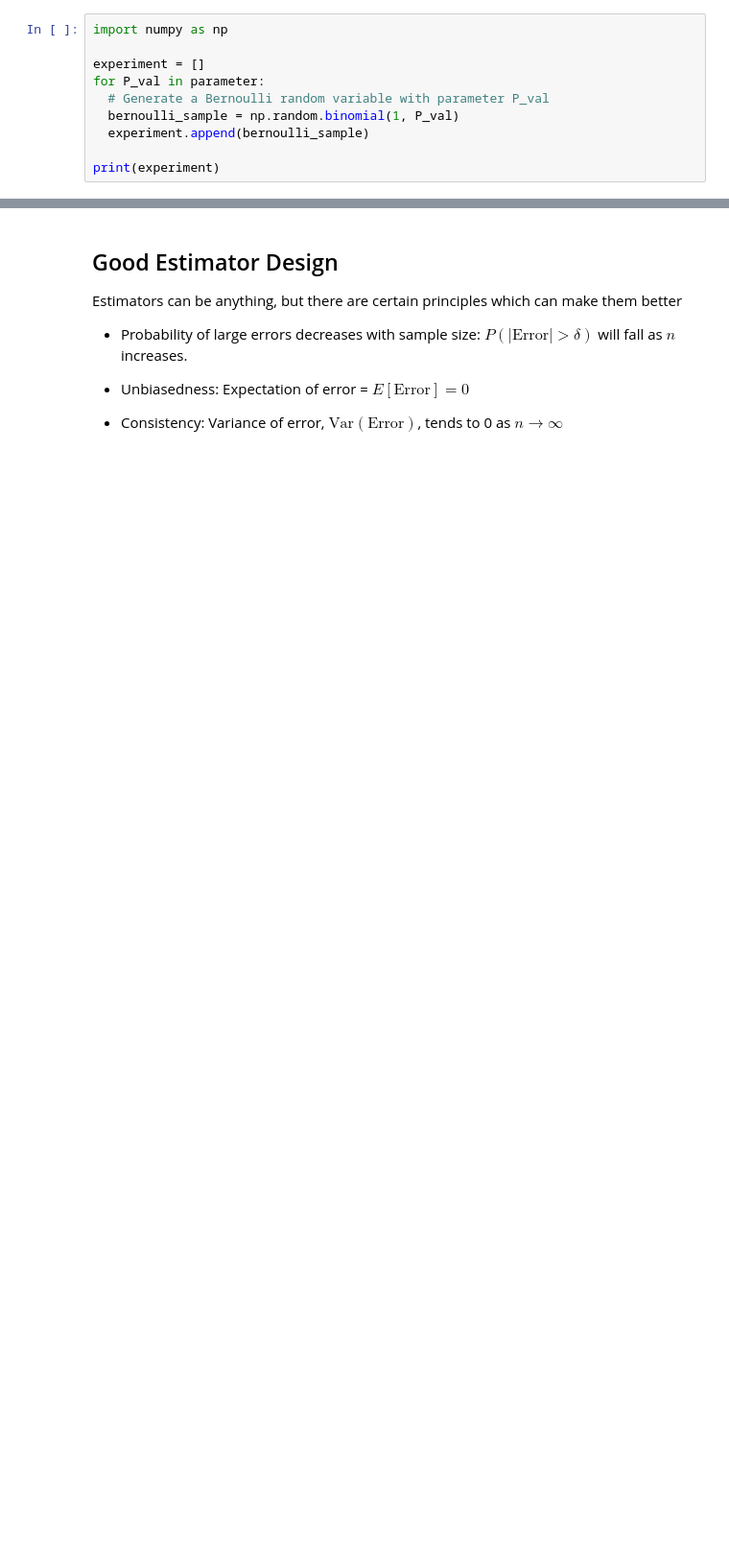
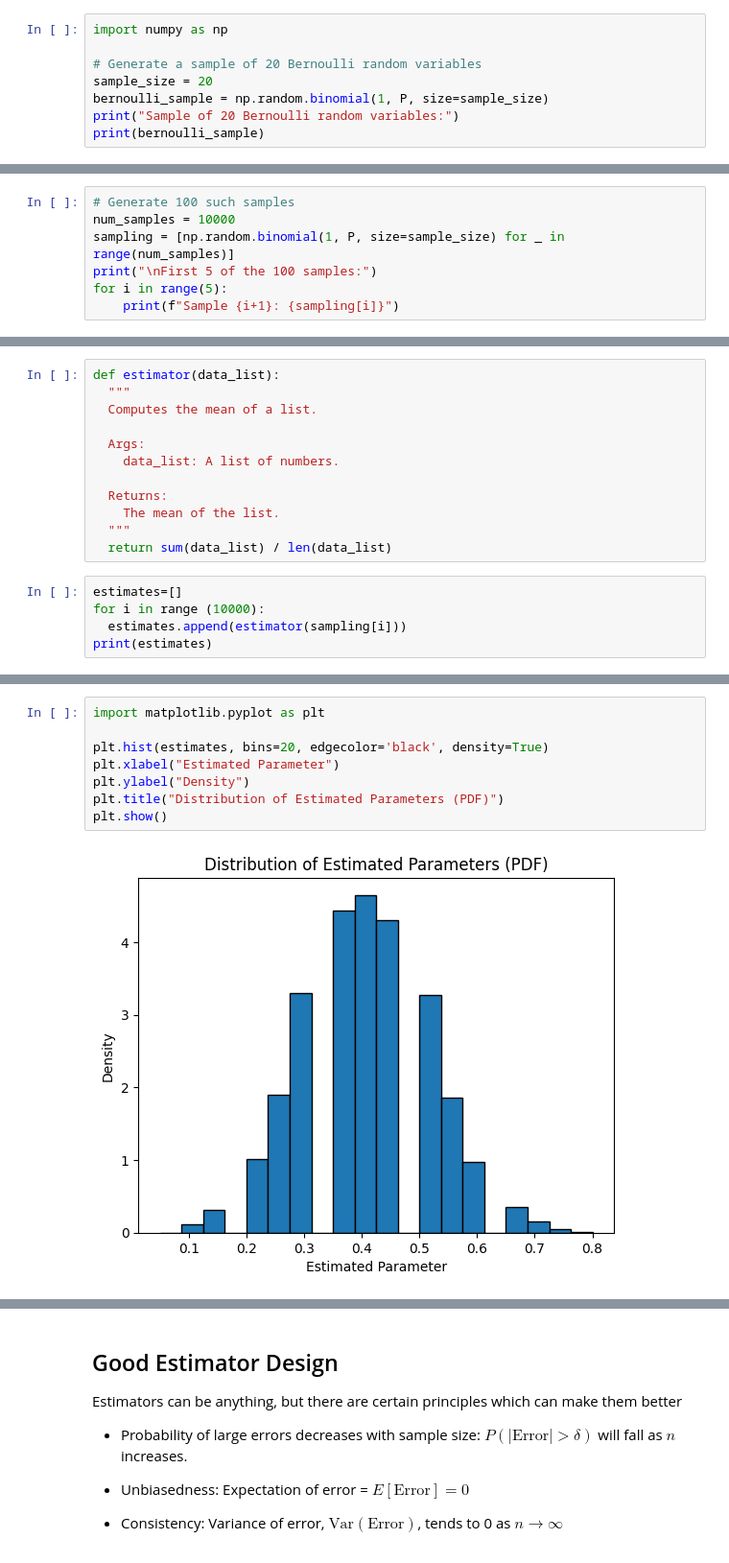
Before and after one commit to 23f1002944/EDA-Probability-Distributions, a Jupyter notebook: Parameter_Estimation.ipynb, the cells around one changed output, grey strips where cells are left out. Shown: that part at 96% size. Saved outputs shown, nothing was run; the diff lists cells and outputs as text; blank space fills up the shorter version.

```diff
--- a/Parameter_Estimation.ipynb
+++ b/Parameter_Estimation.ipynb
@@ -13,11 +5,9 @@ for P in range(0,100):
 # %%
 import numpy as np
 
-experiment = []
-for P_val in parameter:
-  # Generate a Bernoulli random variable with parameter P_val
-  bernoulli_sample = np.random.binomial(1, P_val)
-  experiment.append(bernoulli_sample)
-
-print(experiment)
+# Generate a sample of 20 Bernoulli random variables
+sample_size = 20
+bernoulli_sample = np.random.binomial(1, P, size=sample_size)
+print("Sample of 20 Bernoulli random variables:")
+print(bernoulli_sample)
 # %% [output]
@@ -120,0 +16,7 @@ plt.show()
+# %%
+# Generate 100 such samples
+num_samples = 10000
+sampling = [np.random.binomial(1, P, size=sample_size) for _ in range(num_samples)]
+print("\nFirst 5 of the 100 samples:")
+for i in range(5):
+    print(f"Sample {i+1}: {sampling[i]}")
@@ -120,0 +30,17 @@ plt.show()
+# %%
+def estimator(data_list):
+  """
+  Computes the mean of a list.
+
+  Args:
+    data_list: A list of numbers.
+
+  Returns:
+    The mean of the list.
+  """
+  return sum(data_list) / len(data_list)
+# %%
+estimates=[]
+for i in range (10000):
+  estimates.append(estimator(sampling[i]))
+print(estimates)
@@ -120,0 +49,10 @@ plt.show()
+# %%
+import matplotlib.pyplot as plt
+
+plt.hist(estimates, bins=20, edgecolor='black', density=True)
+plt.xlabel("Estimated Parameter")
+plt.ylabel("Density")
+plt.title("Distribution of Estimated Parameters (PDF)")
+plt.show()
+# %% [output]
+[figure, added]
```
Also changed, not shown: parts of 41 cells of this notebook.
